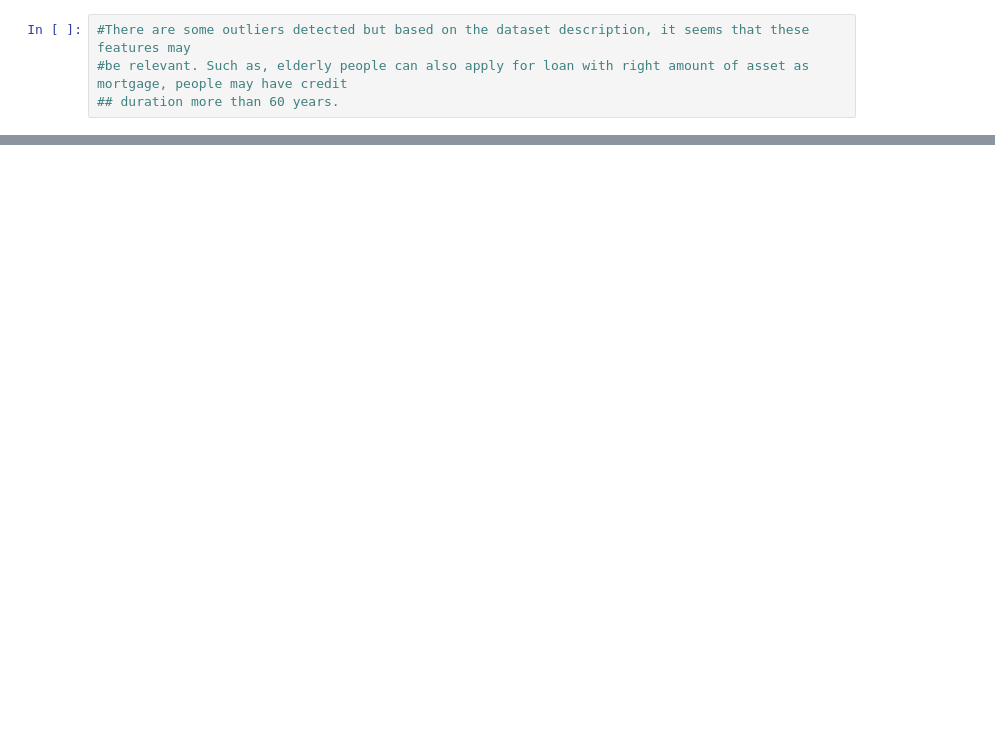
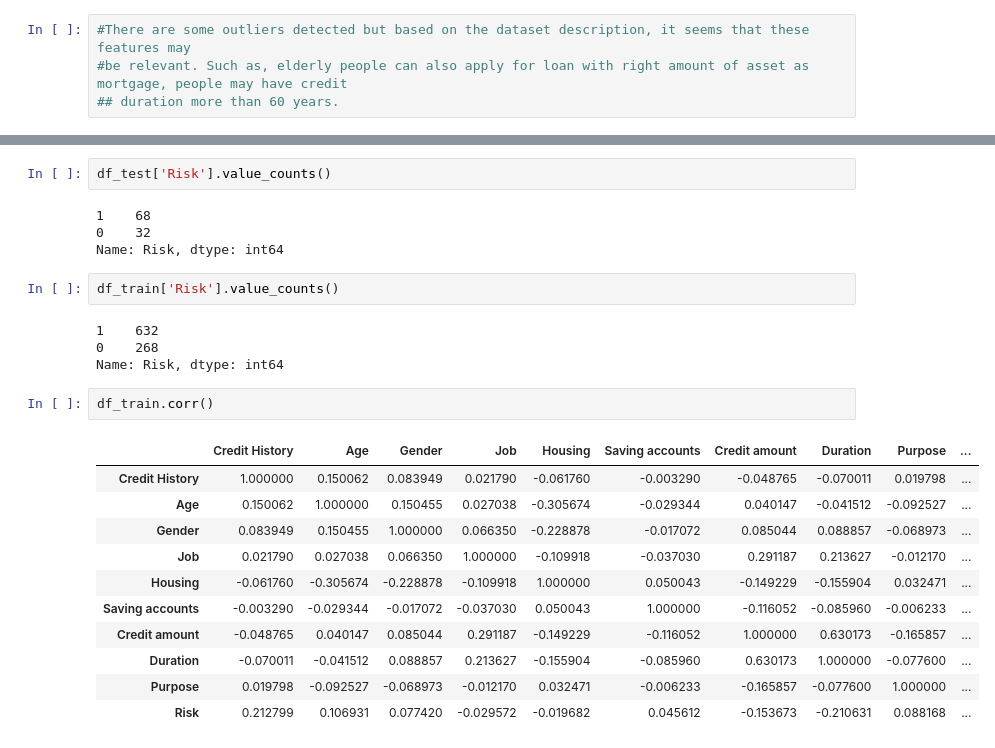
Before and after one commit to mostofa-ahsan/Credit_Risk_Proj, a Jupyter notebook: Data_Cleaning_&_EDA.ipynb, the cells around one changed output, grey strips where cells are left out. Drawn from its saved outputs; the diff is of its cells as text; blank space fills up the shorter version.

```diff
--- a/Data_Cleaning_&_EDA.ipynb
+++ b/Data_Cleaning_&_EDA.ipynb
@@ -217,0 +397,26 @@ instances of Duration greater than 3 sigma (56.87747206299391 cutoff) are 13
+# %%
+df_test['Risk'].value_counts()
+# %% [output]
+1    68
+0    32
+Name: Risk, dtype: int64
+# %%
+df_train['Risk'].value_counts()
+# %% [output]
+1    632
+0    268
+Name: Risk, dtype: int64
+# %%
+df_train.corr()
+# %% [output]
+|  | Credit History | Age | Gender | Job | Housing | Saving accounts | Credit amount | Duration | Purpose | ... |
+| Credit History | 1.000000 | 0.150062 | 0.083949 | 0.021790 | -0.061760 | -0.003290 | -0.048765 | -0.070011 | 0.019798 | ... |
+| Age | 0.150062 | 1.000000 | 0.150455 | 0.027038 | -0.305674 | -0.029344 | 0.040147 | -0.041512 | -0.092527 | ... |
+| Gender | 0.083949 | 0.150455 | 1.000000 | 0.066350 | -0.228878 | -0.017072 | 0.085044 | 0.088857 | -0.068973 | ... |
+| Job | 0.021790 | 0.027038 | 0.066350 | 1.000000 | -0.109918 | -0.037030 | 0.291187 | 0.213627 | -0.012170 | ... |
+| Housing | -0.061760 | -0.305674 | -0.228878 | -0.109918 | 1.000000 | 0.050043 | -0.149229 | -0.155904 | 0.032471 | ... |
+| Saving accounts | -0.003290 | -0.029344 | -0.017072 | -0.037030 | 0.050043 | 1.000000 | -0.116052 | -0.085960 | -0.006233 | ... |
+| Credit amount | -0.048765 | 0.040147 | 0.085044 | 0.291187 | -0.149229 | -0.116052 | 1.000000 | 0.630173 | -0.165857 | ... |
+| Duration | -0.070011 | -0.041512 | 0.088857 | 0.213627 | -0.155904 | -0.085960 | 0.630173 | 1.000000 | -0.077600 | ... |
+| Purpose | 0.019798 | -0.092527 | -0.068973 | -0.012170 | 0.032471 | -0.006233 | -0.165857 | -0.077600 | 1.000000 | ... |
+| Risk | 0.212799 | 0.106931 | 0.077420 | -0.029572 | -0.019682 | 0.045612 | -0.153673 | -0.210631 | 0.088168 | ... |
```
Also changed, not shown: parts of 68 cells of this notebook, 3 other files.
